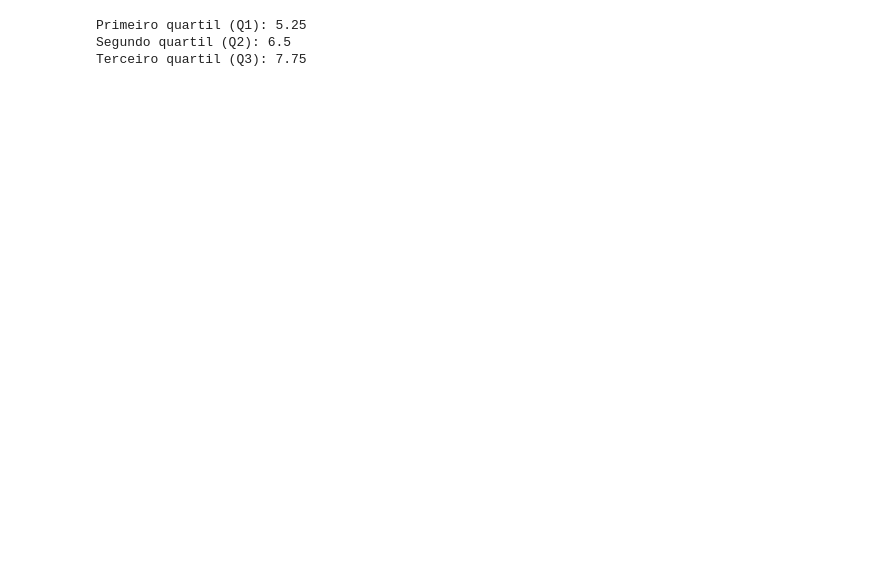
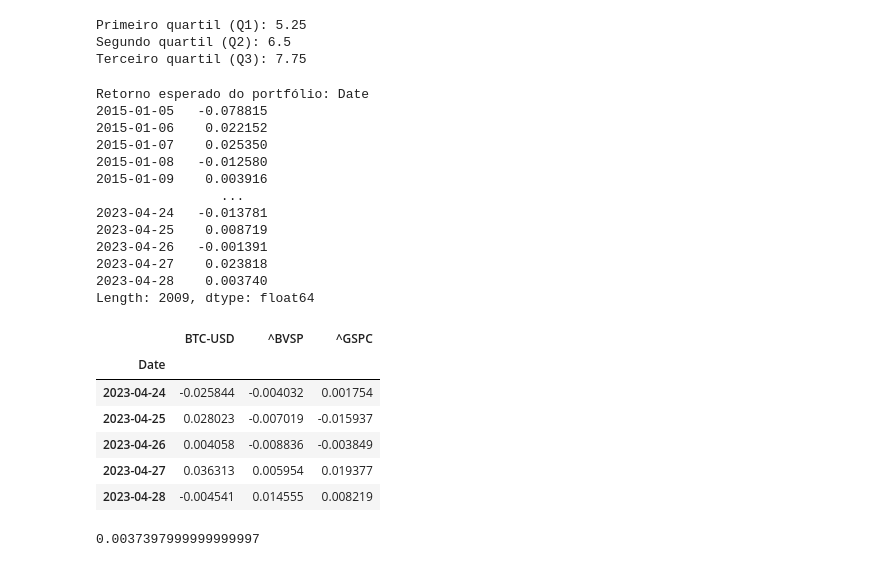
Before and after one commit to luanavsr/cfg_estudos, a Jupyter notebook: Metodos_Quantitativos.ipynb, the cells around one changed output. Cells and saved outputs as stored; diff of their text form; code cells hidden in the pictures; blank space fills up the shorter version.

```diff
--- a/Metodos_Quantitativos.ipynb
+++ b/Metodos_Quantitativos.ipynb
@@ -291,3 +291,74 @@ print("Terceiro quartil (Q3):", q3)
 Primeiro quartil (Q1): 5.25
 Segundo quartil (Q2): 6.5
 Terceiro quartil (Q3): 7.75
+# %%
+# Medidas de retorno
+
+"""
+O retorno esperado de um portfólio é o retorno médio que se espera obter com determinado conjunto de investimentos ponderados, sendo calulado com base nos retornos
+históricos dos ativos componentes do portfólio vezes suas respectivas proporções.
+Para calcular o retorno esperado de um portfólio, siga estes passos: Determine os pesos ou proporções de alocação para cada ativo no portfólio. Esses pesos devem somar 1 (ou 100%).
+Por exemplo, se um portfólio possui 50% ações, 30% títulos e 20% fundos imobiliários, os pesos seriam 0.5, 0.3 e 0.2, respectivamente.Obtenha os retornos históricos de cada ativo do
+portfólio. Isso pode ser feito usando dados passados ou estimativas de retornos futuros.
+
+Por exemplo, considere os seguintes retornos anuais: ações (10%), títulos (5%), fundos imobiliários (8%).
+
+Multiplique os pesos de alocação pelos retornos de cada ativo e some os resultados.
+No exemplo dado, o cálculo seria: (0.5 * 0.10) + (0.3 * 0.05) + (0.2 * 0.08) = 0.05 + 0.015 + 0.016 = 0.081 (ou 8.1%).
+
+Portanto, o retorno esperado do portfólio seria de 8.1%.
+"""
+
+# Calculando o retorno do portfólio 50% BTC, 30% Ibov e 20% SP500
+
+pesos = [0.5, 0.3, 0.2]
+
+# calculando o retorno do portfólio dia a dia.
+retorno_esperado = (pesos * df_returns).sum(axis=1)
+print("Retorno esperado do portfólio:", retorno_esperado)
+# %% [output]
+Retorno esperado do portfólio: Date
+2015-01-05   -0.078815
+2015-01-06    0.022152
+2015-01-07    0.025350
+2015-01-08   -0.012580
+2015-01-09    0.003916
+                ...
+2023-04-24   -0.013781
+2023-04-25    0.008719
+2023-04-26   -0.001391
+2023-04-27    0.023818
+2023-04-28    0.003740
+Length: 2009, dtype: float64
+|  | BTC-USD | ^BVSP | ^GSPC |
+| Date |  |  |  |
+| 2023-04-24 | -0.025844 | -0.004032 | 0.001754 |
+| 2023-04-25 | 0.028023 | -0.007019 | -0.015937 |
+| 2023-04-26 | 0.004058 | -0.008836 | -0.003849 |
+| 2023-04-27 | 0.036313 | 0.005954 | 0.019377 |
+| 2023-04-28 | -0.004541 | 0.014555 | 0.008219 |
+# %%
+# Medidas de dispersão (Volatilidade)
+
+"""
+As medidas de volatilidade no mercado financeiro são utilizadas para avaliar o grau de variação dos preços de um ativo ao longo do tempo.
+Existem várias formas de calcular a volatilidade de um ativo, entre elas a variância, desvio padrão, beta, volatilidade implícita ou vol histórica, etc.
+
+Essas medidas de risco, são  medidas de risco ex-post é uma medida de risco que é calculada com base em dados históricos. Ela é usada para avaliar o risco de um investimento após o fato,
+utilizando informações passadas sobre os retornos ou variações de preços do ativo.
+"""
+
+# Variância
+"""
+A variância mede a dispersão dos dados em relação a média. quanto maior a variância, maior é a dispersão dos dados e maior é a sua volatilidade. E quanto menor sua variância
+indica que os valores estão mais próximos da média, portanto menor risco. E se a variância for zero, isso implica que todos os dados são iguais a média.
+Lembrando que a variância não pode ser negativa, veja a fórmula abaixo para entender.
+
+Variância = Σ((X - μ)²) / n -1 (amostral)
+    Σ representa a soma
+    X é o valor individual do conjunto de dados
+    μ é a média dos dados
+    N é o número total de dados no conjunto
+"""
+# %% [output]
+0.0037397999999999997
```
Also changed, not shown: parts of 1 cell of this notebook.
